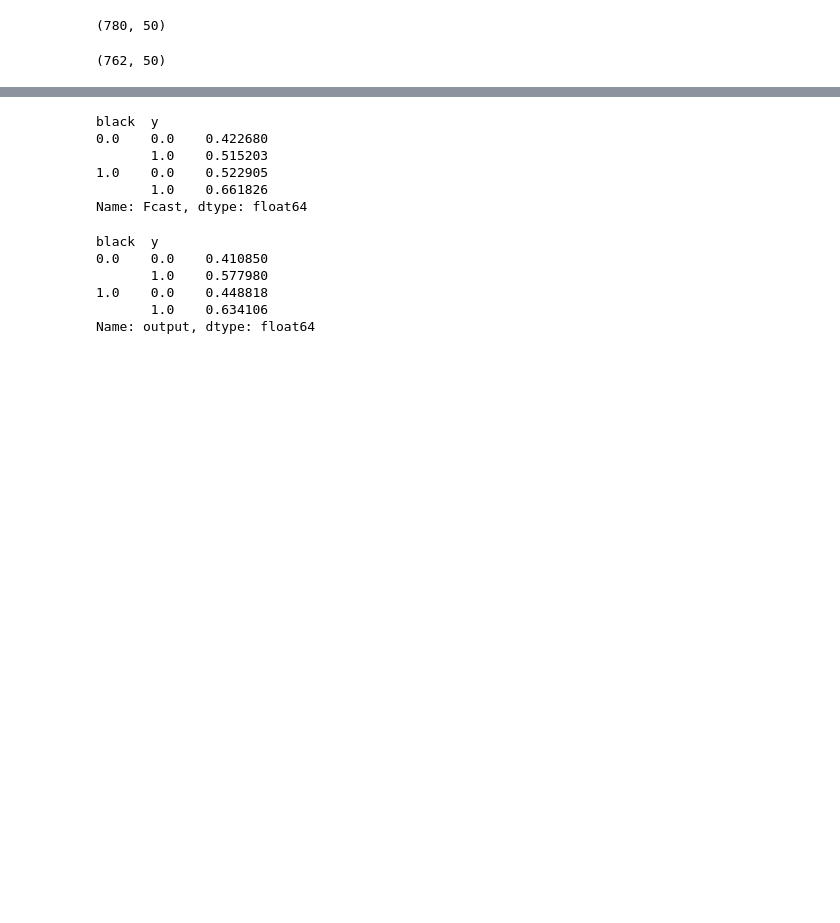
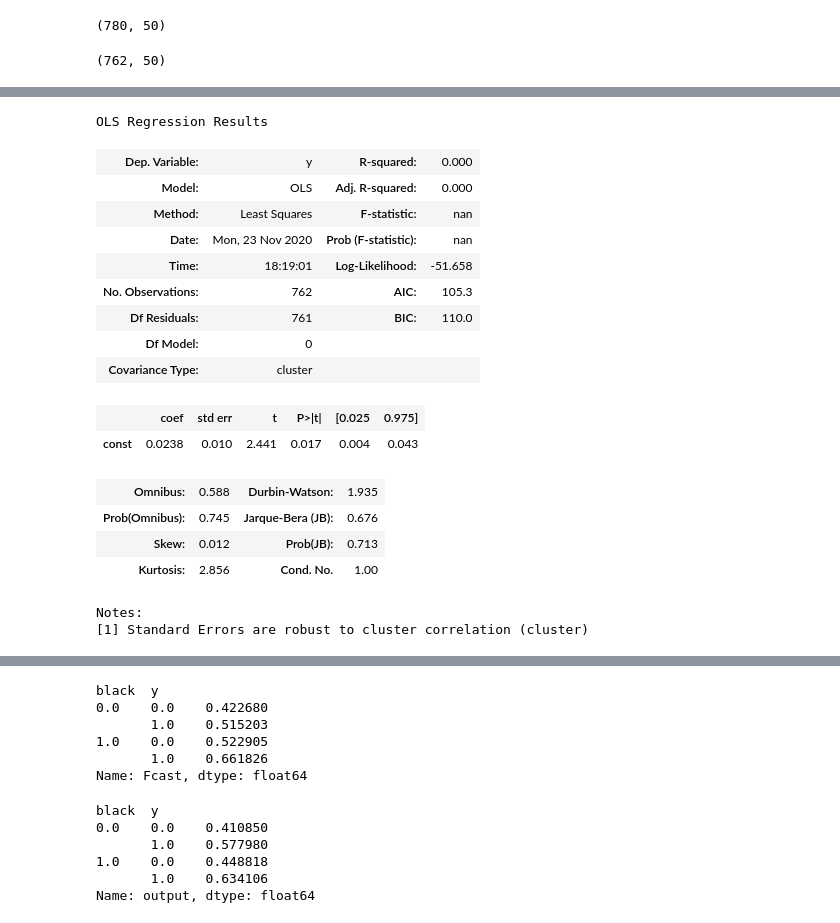
Before and after one commit to dsbowen/algorithm-fairness, a Jupyter notebook: analysis/comparison.ipynb, the cells around one changed output, grey strips where cells are left out. Cells and saved outputs as stored; diff of their text form; code cells hidden in the pictures; blank space fills up the shorter version.

```diff
--- a/analysis/comparison.ipynb
+++ b/analysis/comparison.ipynb
@@ -63,6 +63,30 @@ OLS Regression Results
 | Kurtosis: | 3.749 | Cond. No. | 1.00 |
 Notes:
 [1] Standard Errors are robust to cluster correlation (cluster)
+# %%
+abs_error = abs(df.y - df.Fcast) - abs(df.y - df.output)
+reg = sm.OLS(abs_error, np.array([1]*len(df)))
+res = reg.fit().get_robustcov_results(cov_type='cluster', groups=df.ParticipantID)
+res.summary()
+# %% [output]
+OLS Regression Results
+| Dep. Variable: | y | R-squared: | 0.000 |
+| Model: | OLS | Adj. R-squared: | 0.000 |
+| Method: | Least Squares | F-statistic: | nan |
+| Date: | Mon, 23 Nov 2020 | Prob (F-statistic): | nan |
+| Time: | 18:19:01 | Log-Likelihood: | -51.658 |
+| No. Observations: | 762 | AIC: | 105.3 |
+| Df Residuals: | 761 | BIC: | 110.0 |
+| Df Model: | 0 |  |  |
+| Covariance Type: | cluster |  |  |
+|  | coef | std err | t | P>|t| | [0.025 | 0.975] |
+| const | 0.0238 | 0.010 | 2.441 | 0.017 | 0.004 | 0.043 |
+| Omnibus: | 0.588 | Durbin-Watson: | 1.935 |
+| Prob(Omnibus): | 0.745 | Jarque-Bera (JB): | 0.676 |
+| Skew: | 0.012 | Prob(JB): | 0.713 |
+| Kurtosis: | 2.856 | Cond. No. | 1.00 |
+Notes:
+[1] Standard Errors are robust to cluster correlation (cluster)
 # %%
 # fairness hypothesis
 # positive coef on black indicates that human predictions are less fair than model predictions
```
Also changed, not shown: parts of 6 cells of this notebook, 8 other files.
